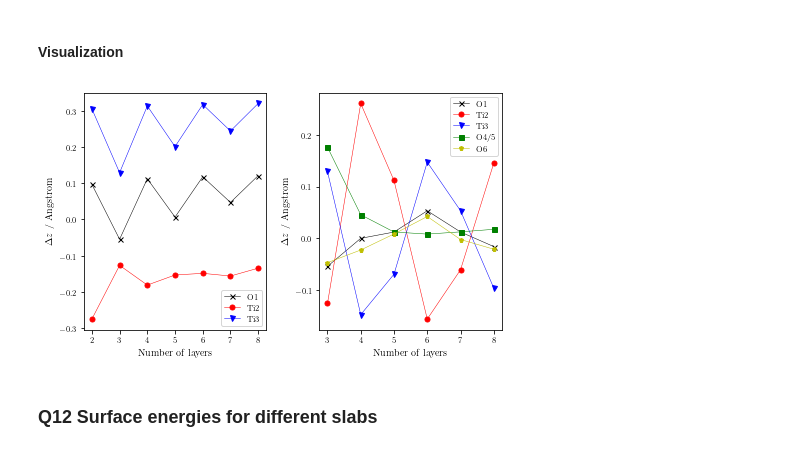
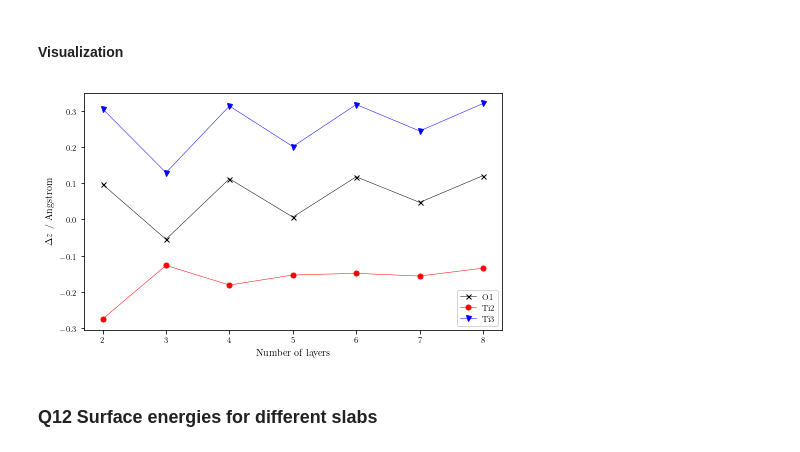
Before and after one commit to tomfroembgen/WP12, a Jupyter notebook: 3_bredow/wp12_3.ipynb, the cells around one changed output. Saved outputs shown, nothing was run; the diff lists cells and outputs as text; code cells hidden in the pictures.

```diff
--- a/3_bredow/wp12_3.ipynb
+++ b/3_bredow/wp12_3.ipynb
@@ -269,7 +269,7 @@ for i, name in enumerate(names):
       ax[0].fill_between(x_std, y, color=colors[i], alpha=alphas[i], label=names[i])
       ax[0].set_xlabel(r"$E$ / eV")
       ax[0].set_ylabel(r"Projected density of states")
-      ax[0].set_xlim(-3,31)
+      ax[0].set_xlim(-3,16)
       ax[0].set_ylim(-5,210)
       ax[0].legend(loc="best", fancybox=True)
 
@@ -278,7 +278,7 @@ for i, name in enumerate(names):
       ax[1].fill_between(x_opt, y, color=colors[i], alpha=alphas[i], label=names[i])
       ax[1].set_xlabel(r"$E$ / eV")
       ax[1].set_ylabel(r"Projected density of states")
-      ax[1].set_xlim(-3,31)
+      ax[1].set_xlim(-3,18)
       ax[1].set_ylim(-5,210)
       ax[1].legend(loc="best", fancybox=True)
 
@@ -324,7 +324,7 @@ for i, file in enumerate(flist):
     func = str(file.parent).split("/")[3]
     bas = str(file.parent).split("/")[2]
     method = func.upper()+"/"+bas
-    data.append([method, round(time, 2), round(a,3), round(a_dev, 2), round(c, 3), round(c_dev, 2), round(ofrac, 3)])
+    data.append([method, round(time, 2), round(a,3), round(a_dev, 2), round(c, 3), round(c_dev, 2), round(ofrac, 4)])
 
 cols = ["Method", "CPU time / mins", "a / Angstrom", "delta a / %", "c / Angstrom", "delta c / %", "xfrac(O)"]
 df = pd.DataFrame(columns=cols, data=data)
@@ -493,38 +493,38 @@ df.to_csv(save_loc, index=False)
 # %%
 top = pd.read_csv("./ex2/dz-surf.csv", delimiter=",")
 bulk = pd.read_csv("./ex2/dz-bulk.csv", delimiter=",")
 
 num_vert_plots = 1
-num_hor_plots = 2
+num_hor_plots = 1
 fig, ax = plt.subplots(num_vert_plots, num_hor_plots, figsize=(fig_width, fig_height))
 
 labels = ["O1", "Ti2", "Ti3"]
 colors = ["k","r", "b"]
 markers = ["x","o", "v"]
 names = ["dz O1","dz Ti2","dz Ti3"]
 
 for i, name in enumerate(names):
-      ax[0].plot(top["n"], top[name], color=colors[i], marker=markers[i], label=labels[i], markersize=5, lw=0.5)
-      ax[0].set_xlabel("Number of layers")
-      ax[0].set_ylabel(r"$\Delta z$ / Angstrom")
-      ax[0].legend(loc="best", fancybox=True)
+      ax.plot(top["n"], top[name], color=colors[i], marker=markers[i], label=labels[i], markersize=5, lw=0.5)
+      ax.set_xlabel("Number of layers")
+      ax.set_ylabel(r"$\Delta z$ / Angstrom")
+      ax.legend(loc="best", fancybox=True)
 
-labels = ["O1", "Ti2", "Ti3", "O4/5", "O6"]
-colors = ["k","r", "b", "g", "y"]
-markers = ["x","o", "v", "s", "p"]
-names = ["dz O1","dz Ti2", "dz Ti3", "dz O4","dz O6"]
+#labels = ["O1", "Ti2", "Ti3", "O4/5", "O6"]
+#colors = ["k","r", "b", "g", "y"]
+#markers = ["x","o", "v", "s", "p"]
+#names = ["dz O1","dz Ti2", "dz Ti3", "dz O4","dz O6"]
 
-for i, name in enumerate(names):
-      ax[1].plot(bulk["n"], bulk[name], color=colors[i], marker=markers[i], label=labels[i], markersize=5, lw=0.5)
-      ax[1].set_xlabel("Number of layers")
-      ax[1].set_ylabel(r"$\Delta z$ / Angstrom")
-      ax[1].legend(loc="best", fancybox=True)
+#for i, name in enumerate(names):
+#      ax[1].plot(bulk["n"], bulk[name], color=colors[i], marker=markers[i], label=labels[i], markersize=5, lw=0.5)
+#      ax[1].set_xlabel("Number of layers")
+#      ax[1].set_ylabel(r"$\Delta z$ / Angstrom")
+#      ax[1].legend(loc="best", fancybox=True)
 
 fig.tight_layout()
 save_plot_as_pgf(fig, "protocol/Graphen/dz.pgf")
 plt.show()
 # %% [output]
-[figure, old version]
+[figure, new version]
 # %% [markdown]
 ### Q12 Surface energies for different slabs
 # %% [markdown]
```
Also changed, not shown: parts of 2 cells of this notebook, 16 other files.
